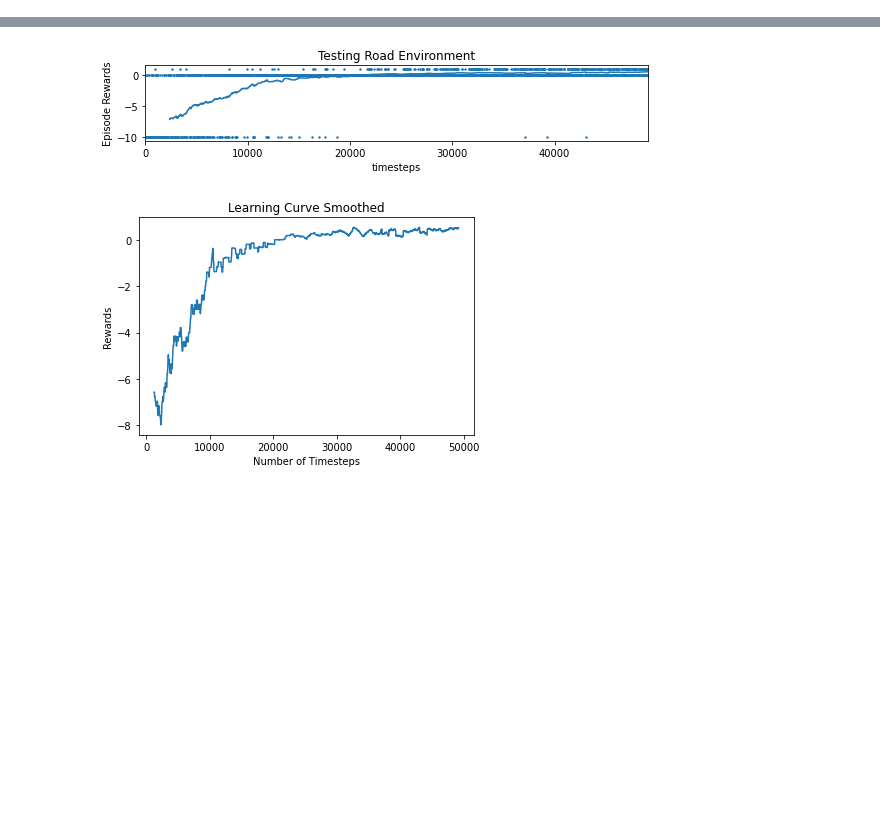
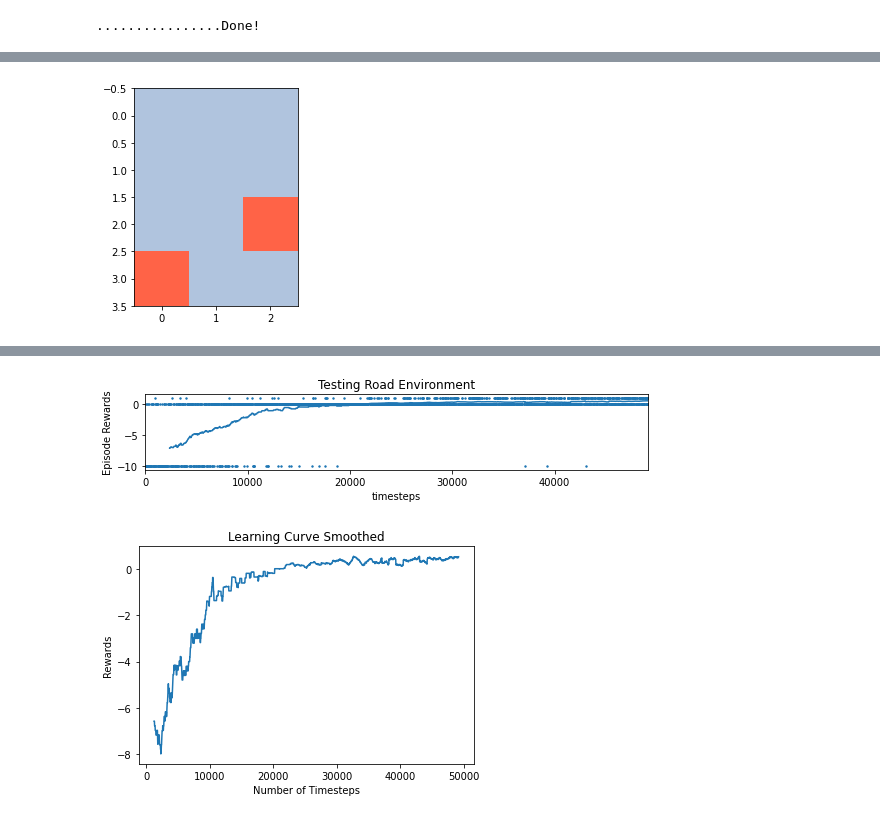
Before and after one commit to ashishrana160796/analyzing-cooperative-marls, a Jupyter notebook: prototyping_notebooks/stablebaselines_SizeThreeGridRoadEnv_visualizations.ipynb, the cells around one changed output, grey strips where cells are left out. Cells and saved outputs as stored; diff of their text form; code cells hidden in the pictures; blank space fills up the shorter version.

Commit message:
rendering visualization added, visualization plots

```diff
--- a/prototyping_notebooks/stablebaselines_SizeThreeGridRoadEnv_visualizations.ipynb
+++ b/prototyping_notebooks/stablebaselines_SizeThreeGridRoadEnv_visualizations.ipynb
@@ -383,14 +385,14 @@ class SizeThreeSimpleGridRoadEnv(gym.Env):
         # Adding five actions for the environment.
         # 0: up, 1: right, 2: down, 3: left, 4: stay/pass chance, 5: drop
         # When agent reaches at package location it automatically picks up the package.
-        self.action_space = spaces.Discrete(6)
+        self.action_space = spaces.Discrete(5)
         shape_0 = np.size(self.world_start, 0)
         shape_1 = np.size(self.world_start, 1)
         self.observation_space = spaces.Box(low=0,
                                             high=4,
                                             shape=(shape_0 + 1, shape_1),
                                             dtype=np.int16)
-        self.reward_range = (-10, 1)
+        self.reward_range = (-10, 10)
         self.current_episode = 0
         self.success_episode = []
         # Defining the driver agents in the environment.
@@ -571,8 +573,9 @@ class SizeThreeSimpleGridRoadEnv(gym.Env):
                         pass
 
             # Newly added logic based on three new possible actions.
-            elif action == 4:
+            elif action == 4 and self.current_player.name != 1: # passing is only allowed for agent 2.
                 pass # Corresponding agent selects to not move at their chance.
+            '''
             elif action == 5: # If agent is over the package, it has to pick it up, environment cases encoded above.
                 # Agent can choose to drop the package, if it is loaded with it.
                 # After, dropping the package the agent should dissappear.
@@ -583,6 +586,7 @@ class SizeThreeSimpleGridRoadEnv(gym.Env):
                     elif self.world[current_pos] == 4: # Added as extra case, functionally possibly won't be triggered.
                         self.world[current_pos] = self.current_player.name
                         self.state = 'W'
+            '''
         else:
             # Player 1's gas is supposed to go empty first.
             # Therefore, upon having empty gas tank player should be allowed to
@@ -619,7 +623,7 @@ class SizeThreeSimpleGridRoadEnv(gym.Env):
             done = True
 
         # agents object used to identify agent properties.
-        if self.current_player.name == 1:
+        if self.current_player.name == 1 and self.current_step > 2:
             self.current_player = self.agent_two
         elif self.current_player.name == 2:
             self.current_player = self.agent_one
@@ -732,0 +776,33 @@ plot_results(log_dir)
+# %%
+# Storing obs data into simple road env for ppo algorithm.
+ppo_simple_obs_list = []
+env_simple = SizeThreeSimpleGridRoadEnv()
+result_test = []
+obs = env_simple.reset()
+for i in range(200):
+    action, _states = model_simple.predict(obs)
+    # print(action)
+    obs, reward, done, info = env_simple.step(action)
+    ppo_simple_obs_list.append(obs)
+    if done:
+        result_test.append(info['state'])
+# Printing the output results w/ successful completions.
+result_stat = result_test.count('W') / len(result_test)
+print(f'Success rate: {result_stat * 100} %')
+# %%
+agent_rendering(ppo_simple_obs_list)
+# Input video path
+save_path = "/content/videos/result.mp4"
+# Compressed video path
+compressed_path = "test_anim.mp4"
+os.system(f"ffmpeg -i {save_path} -vcodec libx264 {compressed_path}")
+# Show video
+mp4 = open(compressed_path,'rb').read()
+data_url = "data:video/mp4;base64," + b64encode(mp4).decode()
+HTML("""
+<video width=175 controls>
+      <source src="%s" type="video/mp4">
+</video>
+""" % data_url)
+# %% [output]
+................Done!
@@ -733,3 +810,4 @@ plot_results(log_dir)
+[figure, added]
 # %%
 # Creating the environment for testing.
 env_dynamic = SizeThreeGridRoadEnv()
```
Also changed, not shown: parts of 14 cells of this notebook.
